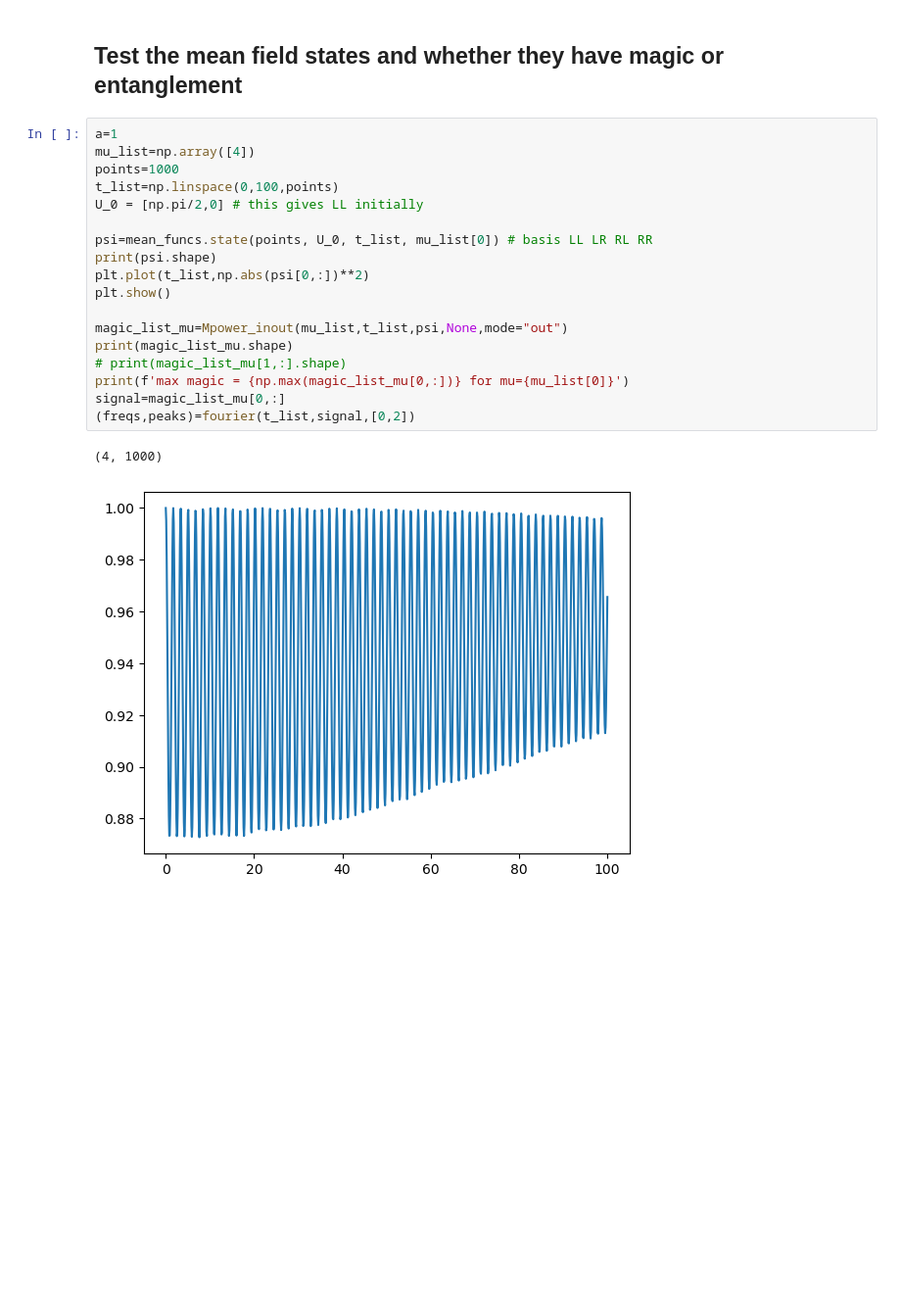
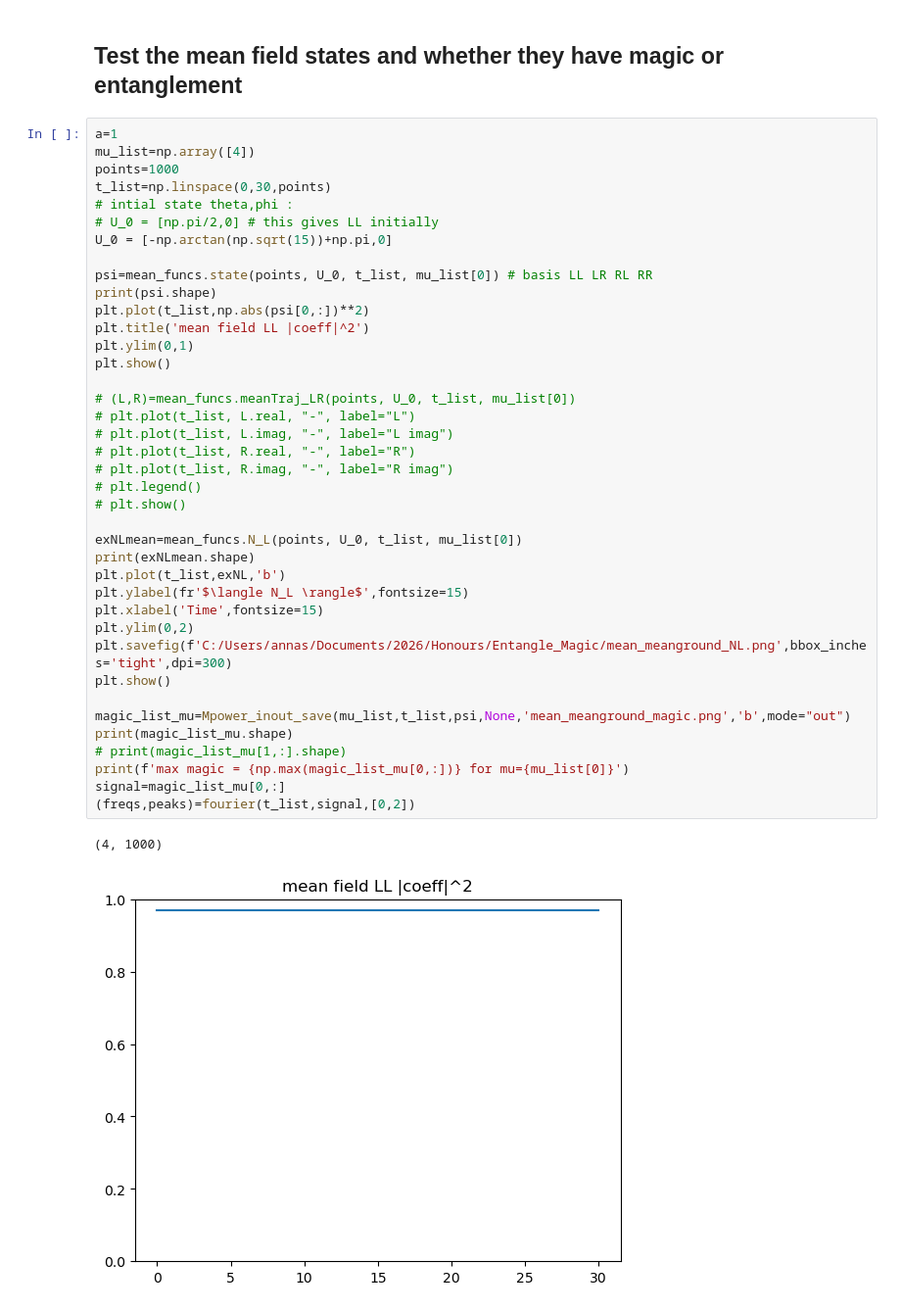
Before and after one commit to annabirke/Honours_entangle_magic, a Jupyter notebook: entanglement_magic_power_sum_stabiliser_states.ipynb, the cells around one changed output. Shown at 98% size. Drawn from its saved outputs; the diff is of its cells as text; blank space fills up the shorter version.

```diff
--- a/entanglement_magic_power_sum_stabiliser_states.ipynb
+++ b/entanglement_magic_power_sum_stabiliser_states.ipynb
@@ -547,21 +606,42 @@ max magic = (7.704947790898883e-14+0j) for mu=4
 # %%
 a=1
 mu_list=np.array([4])
 points=1000
-t_list=np.linspace(0,100,points)
-U_0 = [np.pi/2,0] # this gives LL initially
+t_list=np.linspace(0,30,points)
+# intial state theta,phi :
+# U_0 = [np.pi/2,0] # this gives LL initially
+U_0 = [-np.arctan(np.sqrt(15))+np.pi,0]
 
 psi=mean_funcs.state(points, U_0, t_list, mu_list[0]) # basis LL LR RL RR
 print(psi.shape)
 plt.plot(t_list,np.abs(psi[0,:])**2)
+plt.title('mean field LL |coeff|^2')
+plt.ylim(0,1)
 plt.show()
 
-magic_list_mu=Mpower_inout(mu_list,t_list,psi,None,mode="out")
+# (L,R)=mean_funcs.meanTraj_LR(points, U_0, t_list, mu_list[0])
+# plt.plot(t_list, L.real, "-", label="L")
+# plt.plot(t_list, L.imag, "-", label="L imag")
+# plt.plot(t_list, R.real, "-", label="R")
+# plt.plot(t_list, R.imag, "-", label="R imag")
+# plt.legend()
+# plt.show()
+
+exNLmean=mean_funcs.N_L(points, U_0, t_list, mu_list[0])
+print(exNLmean.shape)
+plt.plot(t_list,exNL,'b')
+plt.ylabel(fr'$\langle N_L \rangle$',fontsize=15)
+plt.xlabel('Time',fontsize=15)
+plt.ylim(0,2)
+plt.savefig(f'C:/Users/annas/Documents/2026/Honours/Entangle_Magic/mean_meanground_NL.png',bbox_inches='tight',dpi=300)
+plt.show()
+
+magic_list_mu=Mpower_inout_save(mu_list,t_list,psi,None,'mean_meanground_magic.png','b',mode="out")
 print(magic_list_mu.shape)
 # print(magic_list_mu[1,:].shape)
 print(f'max magic = {np.max(magic_list_mu[0,:])} for mu={mu_list[0]}')
 signal=magic_list_mu[0,:]
 (freqs,peaks)=fourier(t_list,signal,[0,2])
 # %% [output]
 (4, 1000)
-[figure, old version]
+[figure, new version]
```
Also changed, not shown: parts of 9 cells of this notebook, 13 other files.
